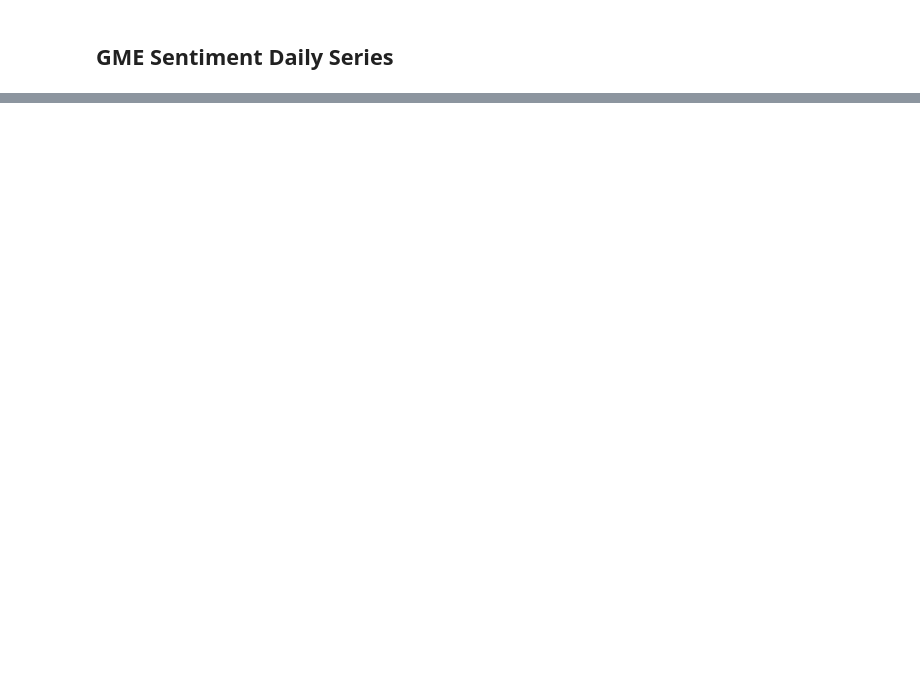
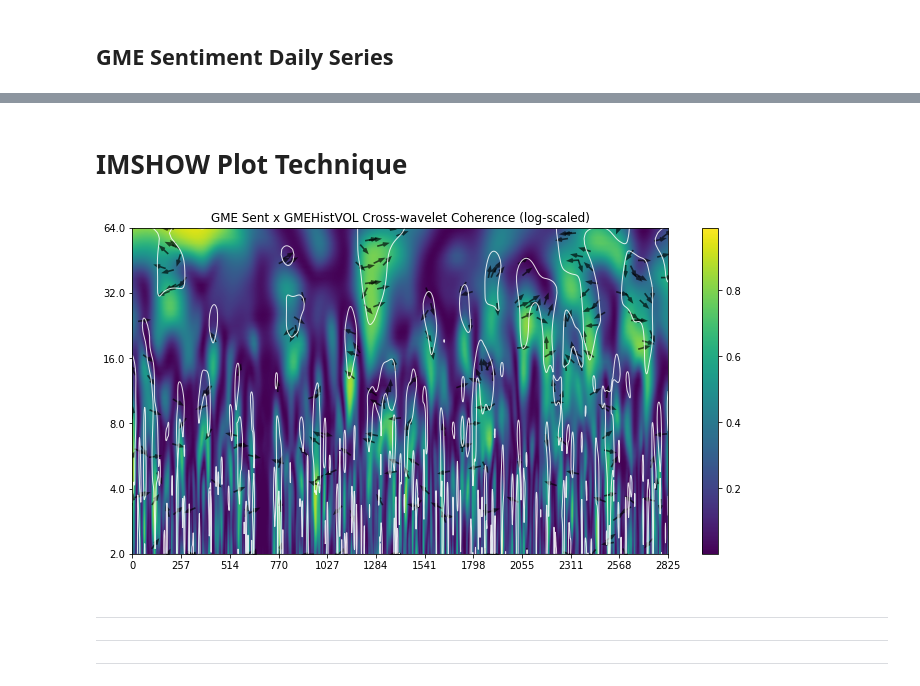
Before and after one commit to kevintrng/MasThe, a Jupyter notebook: Waves.ipynb, the cells around one changed output, grey strips where cells are left out. Drawn from its saved outputs; the diff is of its cells as text; code cells hidden in the pictures; blank space fills up the shorter version.

```diff
--- a/Waves.ipynb
+++ b/Waves.ipynb
@@ -737,0 +1078,15 @@
+# %%
+for i in volatility:
+    series[i].Date = [datetime.datetime.strptime(i, "%m/%d/%y") for i in series[i].Date]
+    series[i] = series[i].set_index("Date")
+vol_data = pd.concat([series.get(i) for i in volatility], axis = 1)
+vol_data = vol_data.sort_index()
+# %%
+### Detrend volatility series
+x = np.arange(0, vol_data.shape[0])
+p = np.polyfit(x, vol_data.iloc[:,1],2)
+hist_vol_detrended = vol_data.iloc[:,1] - np.polyval(p,x)
+hist_vol_detrended = hist_vol_detrended/hist_vol_detrended.std()
+
+impl_vol_detrended = vol_data.iloc[:, 2] - np.polyval(np.polyfit(x, vol_data.iloc[:, 2],2), x)
+impl_vol_detrended /= impl_vol_detrended.std()
@@ -737,0 +1362,34 @@
+# %% [markdown]
+# IMSHOW Plot Technique
+# %%
+fig, ax = plt.subplots(figsize = (12,6))
+t1 = np.arange(0, s1.size, 1)
+# ax2.imshow(WCT, cmap = "viridis", extent = extent_corr, interpolation = "bilinear")
+extent_im = [t1.min(), t1.max(), 0, max(np.log2(cor_period))]
+im = ax.imshow(WCT, origin = "lower", interpolation = "bilinear", aspect = "auto", extent = extent_im, cmap = "viridis")
+ax.contour(t1, np.log2(cor_period), cor_sig, [-99,1], colors = "w", linewidths = 1, extent = extent_corr, alpha = .85)
+ax.set_ylim((1,6))
+for t in range(0, len(t1), 20):
+    cond = np.where(cor_sig[:,t]>=1) #significant periods within t
+    if np.any(cond):
+        for y in cond[0][::8]:
+            ax.quiver(t1[t], np.log2(cor_period)[y], u[y,t], v[y,t],
+                       units='height', angles='uv', pivot = 'mid', width = 0.005, scale = 25,
+                       edgecolor='k', headwidth=3, headlength=4, alpha = .65)
+yticks_cor = 2**np.arange(np.ceil(np.log2(cor_period.min())),
+            np.ceil(np.log2(cor_period.max())))
+ax.set_title("{} x {} Cross-wavelet Coherence (log-scaled)".format(data1['nick'], data2['nick']))
+ax.set_yticks(np.log2(yticks_cor))
+ax.set_yticklabels(yticks_cor)
+# # ax2.set_xticklabels(data1['data'].index)
+# ax.xaxis.set_major_formatter(mdates.DateFormatter('%b%y'))
+ax.xaxis.set_major_locator(pltticker.LinearLocator(numticks = 12))
+ax.set_ylim((1,6))
+fig.colorbar(im, ax = ax)
+plt.show()
+# %% [output]
+[figure, added]
+# %% [markdown]
+----
+----
+---
```
Also changed, not shown: parts of 28 cells of this notebook.
